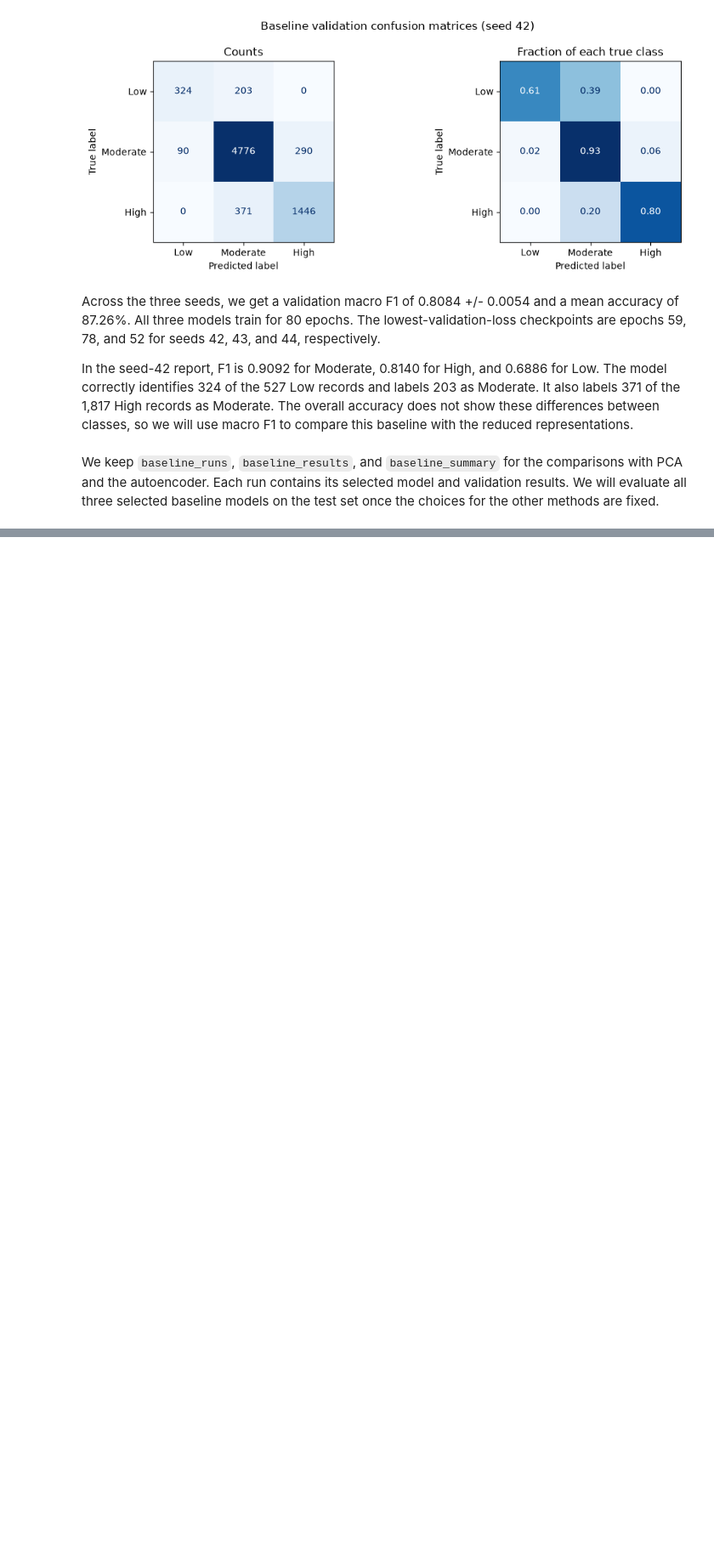
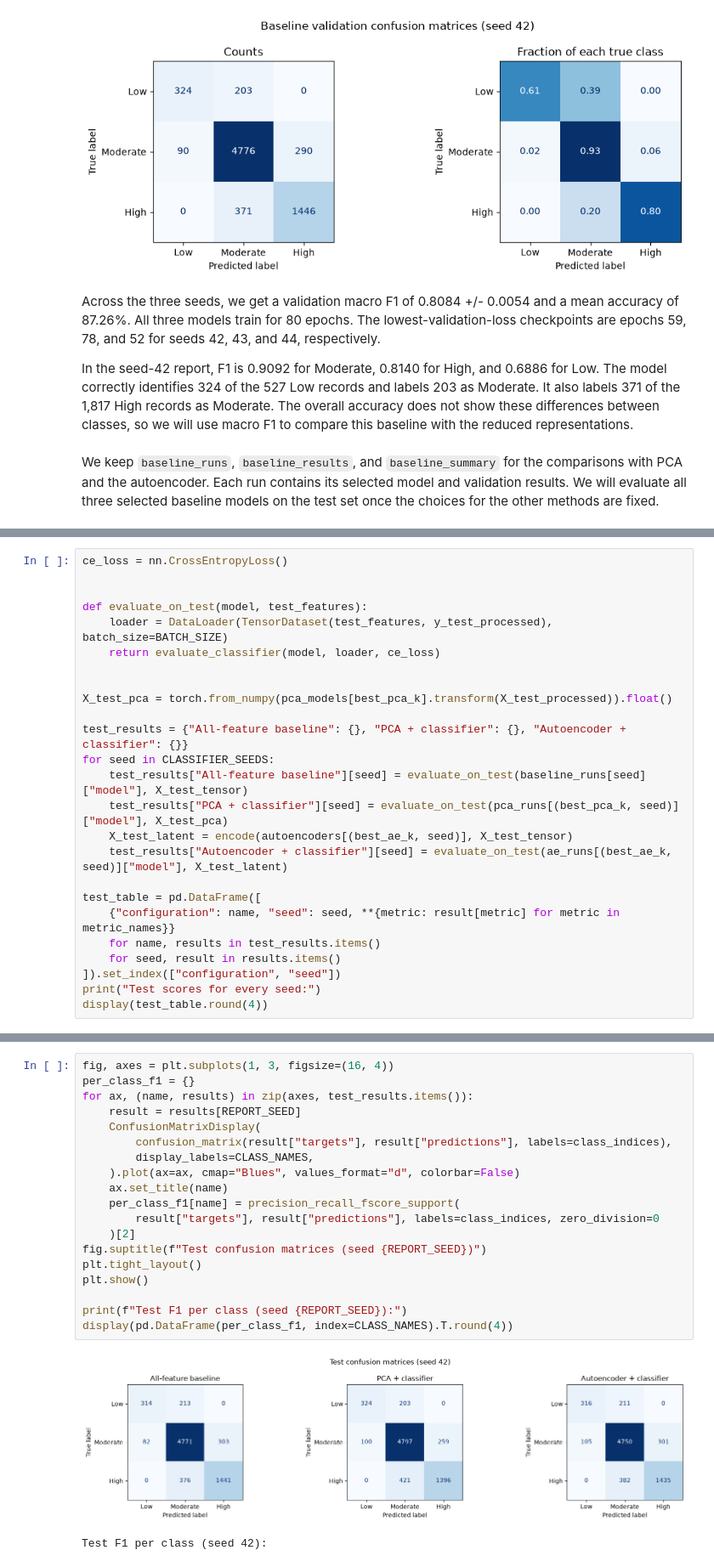
Before and after one commit to Gabriel-Labariento/csci114, a Jupyter notebook: lab2/lab2.ipynb, the cells around one changed output, grey strips where cells are left out. Shown at 85% size. Cells and saved outputs as stored; diff of their text form; blank space fills up the shorter version.

```diff
--- a/lab2/lab2.ipynb
+++ b/lab2/lab2.ipynb
@@ -969,0 +1117,25 @@ plt.show()
+# %%
+ce_loss = nn.CrossEntropyLoss()
+
+
+def evaluate_on_test(model, test_features):
+    loader = DataLoader(TensorDataset(test_features, y_test_processed), batch_size=BATCH_SIZE)
+    return evaluate_classifier(model, loader, ce_loss)
+
+
+X_test_pca = torch.from_numpy(pca_models[best_pca_k].transform(X_test_processed)).float()
+
+test_results = {"All-feature baseline": {}, "PCA + classifier": {}, "Autoencoder + classifier": {}}
+for seed in CLASSIFIER_SEEDS:
+    test_results["All-feature baseline"][seed] = evaluate_on_test(baseline_runs[seed]["model"], X_test_tensor)
+    test_results["PCA + classifier"][seed] = evaluate_on_test(pca_runs[(best_pca_k, seed)]["model"], X_test_pca)
+    X_test_latent = encode(autoencoders[(best_ae_k, seed)], X_test_tensor)
+    test_results["Autoencoder + classifier"][seed] = evaluate_on_test(ae_runs[(best_ae_k, seed)]["model"], X_test_latent)
+
+test_table = pd.DataFrame([
+    {"configuration": name, "seed": seed, **{metric: result[metric] for metric in metric_names}}
+    for name, results in test_results.items()
+    for seed, result in results.items()
+]).set_index(["configuration", "seed"])
+print("Test scores for every seed:")
+display(test_table.round(4))
@@ -969,0 +1155,22 @@ plt.show()
+# %%
+fig, axes = plt.subplots(1, 3, figsize=(16, 4))
+per_class_f1 = {}
+for ax, (name, results) in zip(axes, test_results.items()):
+    result = results[REPORT_SEED]
+    ConfusionMatrixDisplay(
+        confusion_matrix(result["targets"], result["predictions"], labels=class_indices),
+        display_labels=CLASS_NAMES,
+    ).plot(ax=ax, cmap="Blues", values_format="d", colorbar=False)
+    ax.set_title(name)
+    per_class_f1[name] = precision_recall_fscore_support(
+        result["targets"], result["predictions"], labels=class_indices, zero_division=0
+    )[2]
+fig.suptitle(f"Test confusion matrices (seed {REPORT_SEED})")
+plt.tight_layout()
+plt.show()
+
+print(f"Test F1 per class (seed {REPORT_SEED}):")
+display(pd.DataFrame(per_class_f1, index=CLASS_NAMES).T.round(4))
+# %% [output]
+[figure, added]
+Test F1 per class (seed 42):
```
Also changed, not shown: parts of 33 cells of this notebook.
